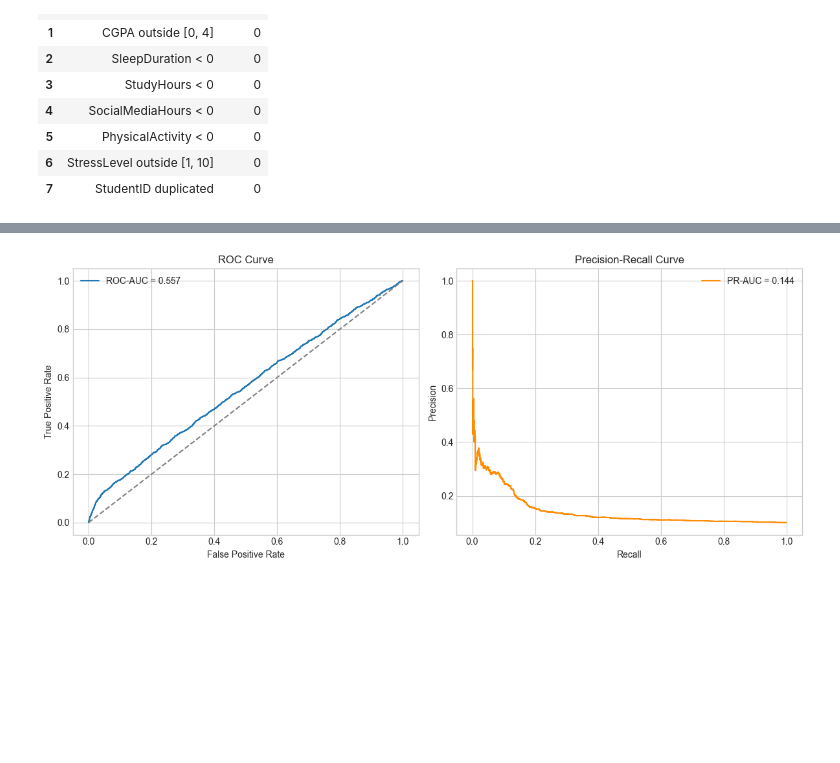
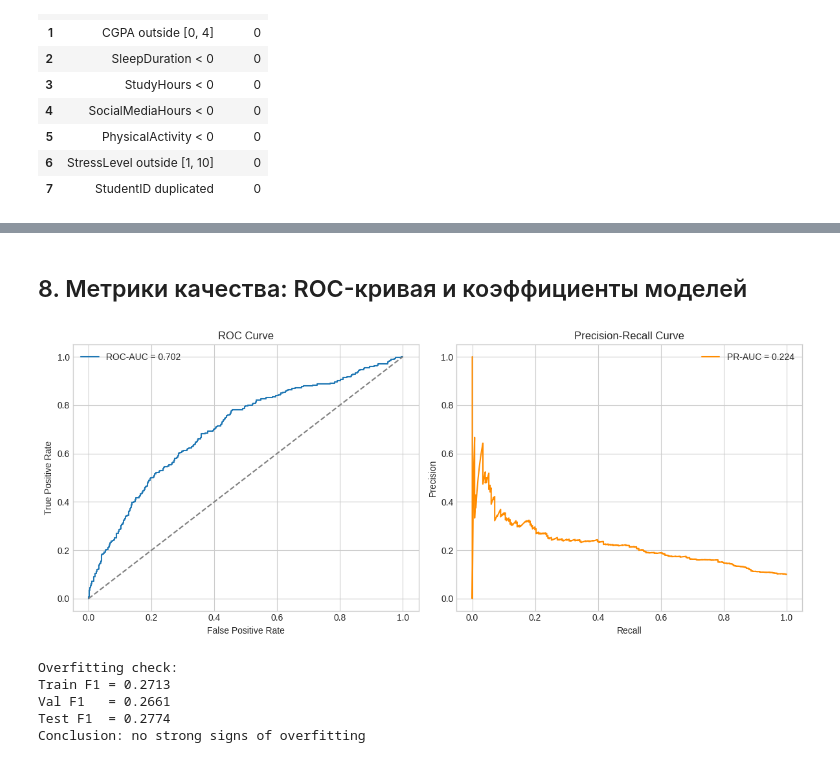
Before and after one commit to kiruganich/students_mentalhealth, a Jupyter notebook: notebook.ipynb, the cells around one changed output, grey strips where cells are left out. Drawn from its saved outputs; the diff is of its cells as text; code cells hidden in the pictures; blank space fills up the shorter version.

```diff
--- a/notebook.ipynb
+++ b/notebook.ipynb
@@ -235,27 +396,30 @@ Classification features: ['Age', 'Gender', 'Department', 'SleepDuration', 'Study
 # %%
+from sklearn.model_selection import train_test_split
+
+
 # targets and features
-X_reg = df_clean[regression_features]
-y_reg = df_clean['CGPA']
+X_reg = df_processed[regression_features]
+y_reg = df_processed['CGPA']
 
-X_clf = df_clean[classification_features]
-y_clf = df_clean['Depression'].astype(int)
+X_clf = df_processed[classification_features]
+y_clf = df_processed['Depression']
 
 # regression split
 X_train_reg, X_temp_reg, y_train_reg, y_temp_reg = train_test_split(
-    X_reg, y_reg, test_size=0.4, random_state=RANDOM_STATE
+    X_reg, y_reg, test_size=0.15, random_state=RANDOM_STATE
 )
 
 X_val_reg, X_test_reg, y_val_reg, y_test_reg = train_test_split(
-    X_temp_reg, y_temp_reg, test_size=0.5, random_state=RANDOM_STATE
+    X_temp_reg, y_temp_reg, test_size=0.1765, random_state=RANDOM_STATE
 )
 
 # classification split
 X_train_clf, X_temp_clf, y_train_clf, y_temp_clf = train_test_split(
-    X_clf, y_clf, test_size=0.4, random_state=RANDOM_STATE, stratify=y_clf
+    X_clf, y_clf, test_size=0.15, random_state=RANDOM_STATE, stratify=y_clf
 )
 
 X_val_clf, X_test_clf, y_val_clf, y_test_clf = train_test_split(
-    X_temp_clf, y_temp_clf, test_size=0.5, random_state=RANDOM_STATE, stratify=y_temp_clf
+    X_temp_clf, y_temp_clf, test_size=0.1765, random_state=RANDOM_STATE, stratify=y_temp_clf
 )
 
 print('Regression split sizes:', X_train_reg.shape[0], X_val_reg.shape[0], X_test_reg.shape[0])
@@ -537,25 +849,55 @@ Test ROC-AUC:   0.5565
+# %% [markdown]
+## 8. Метрики качества: ROC-кривая и коэффициенты моделей
 # %%
-# ROC and Precision-Recall curves
-fpr, tpr, _ = roc_curve(y_test_clf, y_test_proba_clf)
-precision, recall, _ = precision_recall_curve(y_test_clf, y_test_proba_clf)
+from sklearn.metrics import roc_curve, auc
+
+# === ROC и Precision-Recall для ЛУЧШЕЙ модели ===
+# В ноутбуке уже есть:
+# y_test_clf, y_test_pred, а вероятности лучше посчитать так:
+y_test_proba = final_model.predict_proba(X_test_clf)[:, 1]
+
+fpr, tpr, _ = roc_curve(y_test_clf, y_test_proba)
+precision, recall, _ = precision_recall_curve(y_test_clf, y_test_proba)
 pr_auc = auc(recall, precision)
 
 fig, axes = plt.subplots(1, 2, figsize=(12, 5))
 
-axes[0].plot(fpr, tpr, label=f'ROC-AUC = {roc_auc_score(y_test_clf, y_test_proba_clf):.3f}')
+axes[0].plot(fpr, tpr,
+             label=f'ROC-AUC = {roc_auc_score(y_test_clf, y_test_proba):.3f}')
 axes[0].plot([0, 1], [0, 1], linestyle='--', color='gray')
 axes[0].set_title('ROC Curve')
 axes[0].set_xlabel('False Positive Rate')
 axes[0].set_ylabel('True Positive Rate')
 axes[0].legend()
 
-axes[1].plot(recall, precision, label=f'PR-AUC = {pr_auc:.3f}', color='darkorange')
+axes[1].plot(recall, precision,
+             label=f'PR-AUC = {pr_auc:.3f}', color='darkorange')
 axes[1].set_title('Precision-Recall Curve')
 axes[1].set_xlabel('Recall')
 axes[1].set_ylabel('Precision')
 axes[1].legend()
 
 plt.tight_layout()
 plt.show()
+
+# === Проверка переобучения (имена из блока с final_model) ===
+train_f1 = f1_score(y_train_clf, y_train_pred)
+val_f1   = f1_score(y_val_clf,   y_val_pred)
+test_f1  = f1_score(y_test_clf,  y_test_pred)
+
+print('Overfitting check:')
+print(f'Train F1 = {train_f1:.4f}')
+print(f'Val F1   = {val_f1:.4f}')
+print(f'Test F1  = {test_f1:.4f}')
+
+if abs(train_f1 - val_f1) < 0.05 and abs(val_f1 - test_f1) < 0.05:
+    print('Conclusion: no strong signs of overfitting')
+else:
+    print('Conclusion: possible overfitting')
 # %% [output]
-[figure, old version]
+[figure, new version]
+Overfitting check:
+Train F1 = 0.2713
+Val F1   = 0.2661
+Test F1  = 0.2774
+Conclusion: no strong signs of overfitting
```
Also changed, not shown: parts of 52 cells of this notebook.
